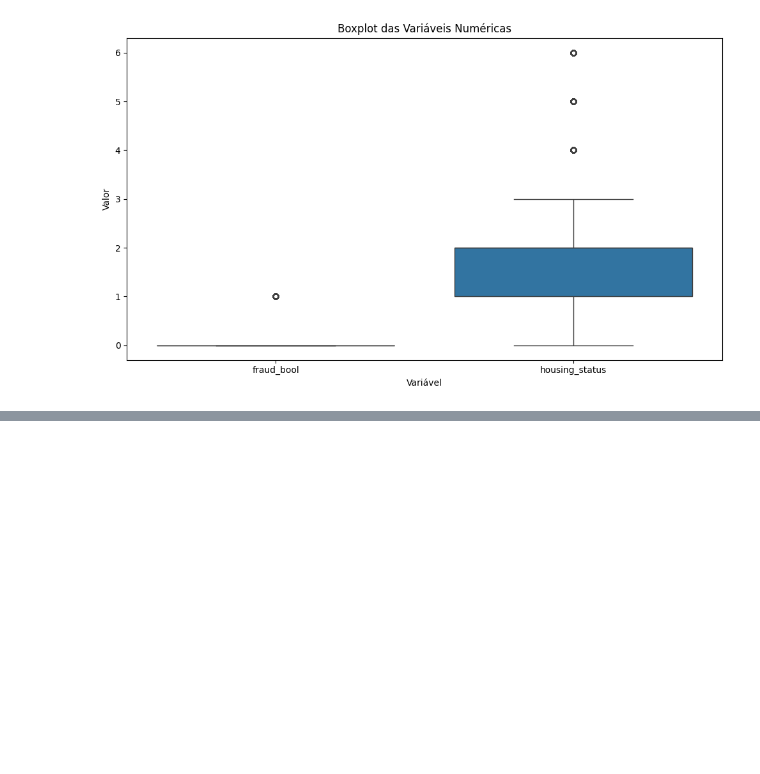
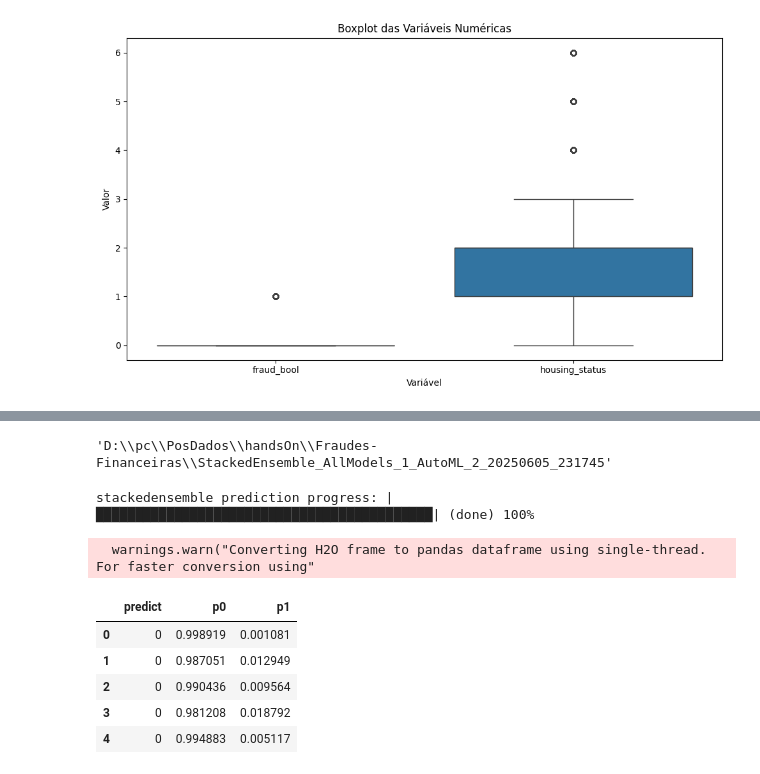
Before and after one commit to darthVarada/Fraudes-Financeiras, a Jupyter notebook: estudo.ipynb, the cells around one changed output, grey strips where cells are left out. Drawn from its saved outputs; the diff is of its cells as text; code cells hidden in the pictures; blank space fills up the shorter version.

```diff
--- a/estudo.ipynb
+++ b/estudo.ipynb
@@ -359,0 +456,16 @@ plt.show()
+# %%
+h2o.save_model(model=aml.leader, path=".", force=True)
+# %% [output]
+'D:\\pc\\PosDados\\handsOn\\Fraudes-Financeiras\\StackedEnsemble_AllModels_1_AutoML_2_20250605_231745'
+# %%
+preds = aml.predict(test)
+preds.as_data_frame().head()
+# %% [output]
+stackedensemble prediction progress: |███████████████████████████████████████████| (done) 100%
+  warnings.warn("Converting H2O frame to pandas dataframe using single-thread.  For faster conversion using"
+|  | predict | p0 | p1 |
+| 0 | 0 | 0.998919 | 0.001081 |
+| 1 | 0 | 0.987051 | 0.012949 |
+| 2 | 0 | 0.990436 | 0.009564 |
+| 3 | 0 | 0.981208 | 0.018792 |
+| 4 | 0 | 0.994883 | 0.005117 |
```
Also changed, not shown: parts of 10 cells of this notebook, 3 other files.
